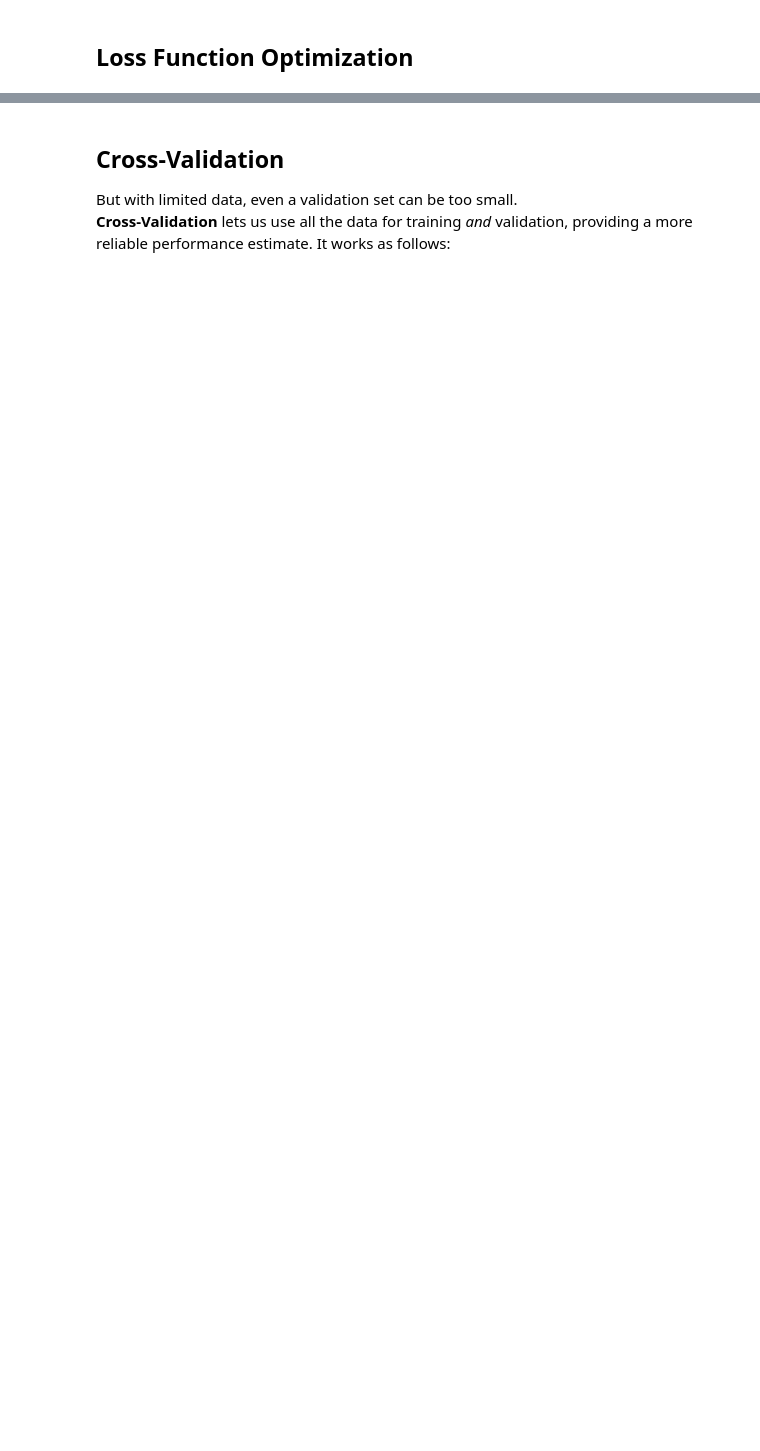
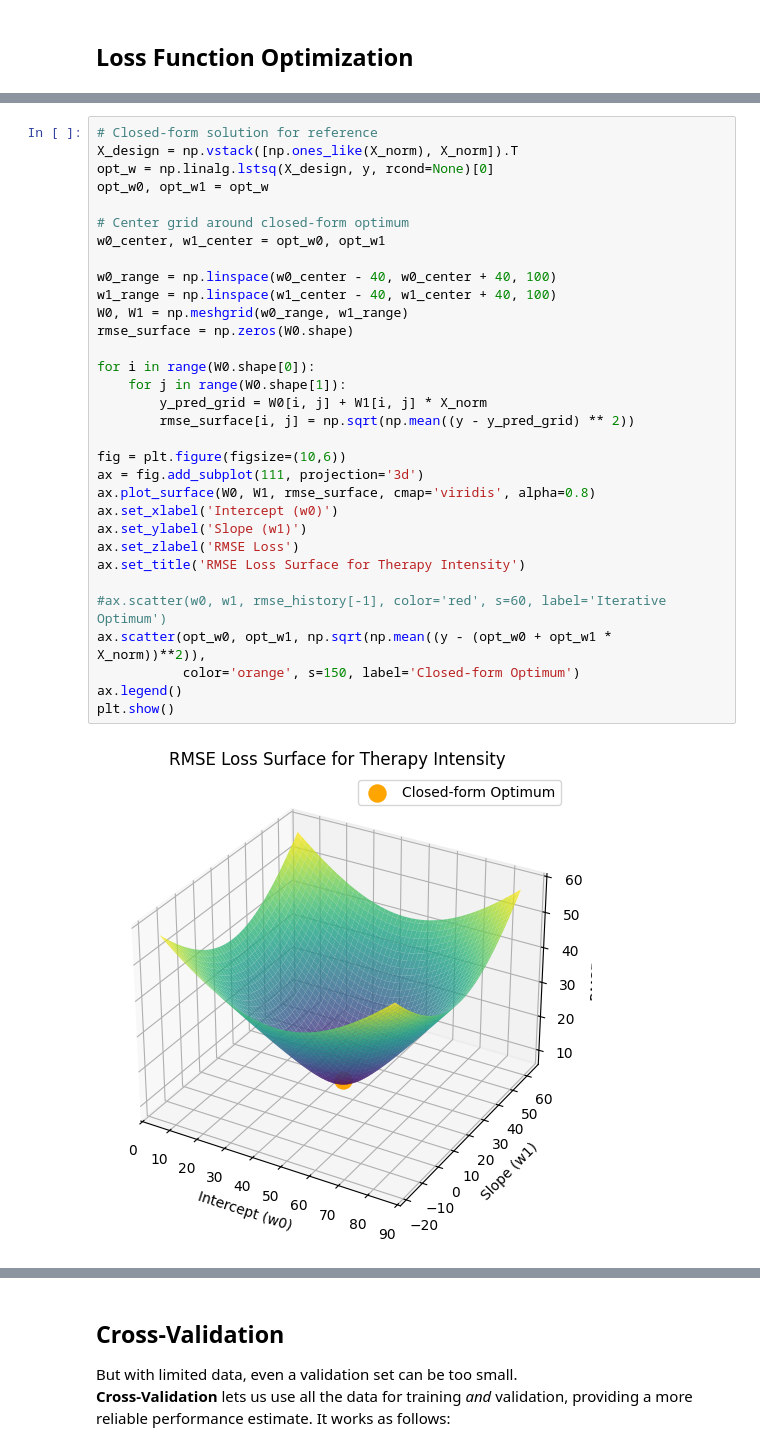
Before and after one commit to Jamoser123/PNR_Advanced_DataScience, a Jupyter notebook: 1_Overview/HandsOn_Introduction.ipynb, the cells around one changed output, grey strips where cells are left out. Cells and saved outputs as stored; diff of their text form; blank space fills up the shorter version.

```diff
--- a/1_Overview/HandsOn_Introduction.ipynb
+++ b/1_Overview/HandsOn_Introduction.ipynb
@@ -832,0 +822,34 @@ Commonly, 80% of the data is used to fit the models, the remaining 20% are then
+# %%
+# Closed-form solution for reference
+X_design = np.vstack([np.ones_like(X_norm), X_norm]).T
+opt_w = np.linalg.lstsq(X_design, y, rcond=None)[0]
+opt_w0, opt_w1 = opt_w
+
+# Center grid around closed-form optimum
+w0_center, w1_center = opt_w0, opt_w1
+
+w0_range = np.linspace(w0_center - 40, w0_center + 40, 100)
+w1_range = np.linspace(w1_center - 40, w1_center + 40, 100)
+W0, W1 = np.meshgrid(w0_range, w1_range)
+rmse_surface = np.zeros(W0.shape)
+
+for i in range(W0.shape[0]):
+    for j in range(W0.shape[1]):
+        y_pred_grid = W0[i, j] + W1[i, j] * X_norm
+        rmse_surface[i, j] = np.sqrt(np.mean((y - y_pred_grid) ** 2))
+
+fig = plt.figure(figsize=(10,6))
+ax = fig.add_subplot(111, projection='3d')
+ax.plot_surface(W0, W1, rmse_surface, cmap='viridis', alpha=0.8)
+ax.set_xlabel('Intercept (w0)')
+ax.set_ylabel('Slope (w1)')
+ax.set_zlabel('RMSE Loss')
+ax.set_title('RMSE Loss Surface for Therapy Intensity')
+
+#ax.scatter(w0, w1, rmse_history[-1], color='red', s=60, label='Iterative Optimum')
+ax.scatter(opt_w0, opt_w1, np.sqrt(np.mean((y - (opt_w0 + opt_w1 * X_norm))**2)),
+           color='orange', s=150, label='Closed-form Optimum')
+ax.legend()
+plt.show()
+# %% [output]
+[figure, added]
```
Also changed, not shown: parts of 18 cells of this notebook, 1 other file.
